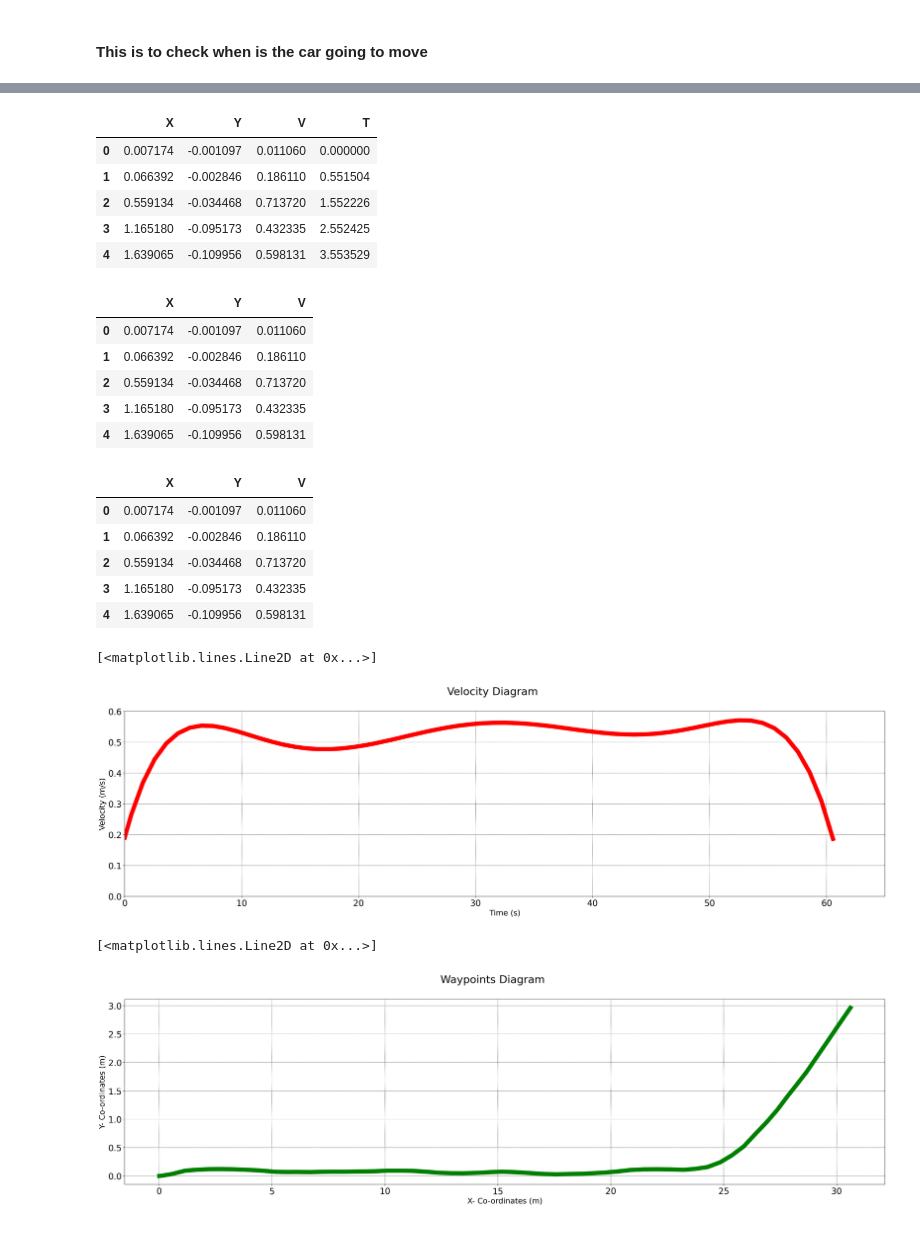
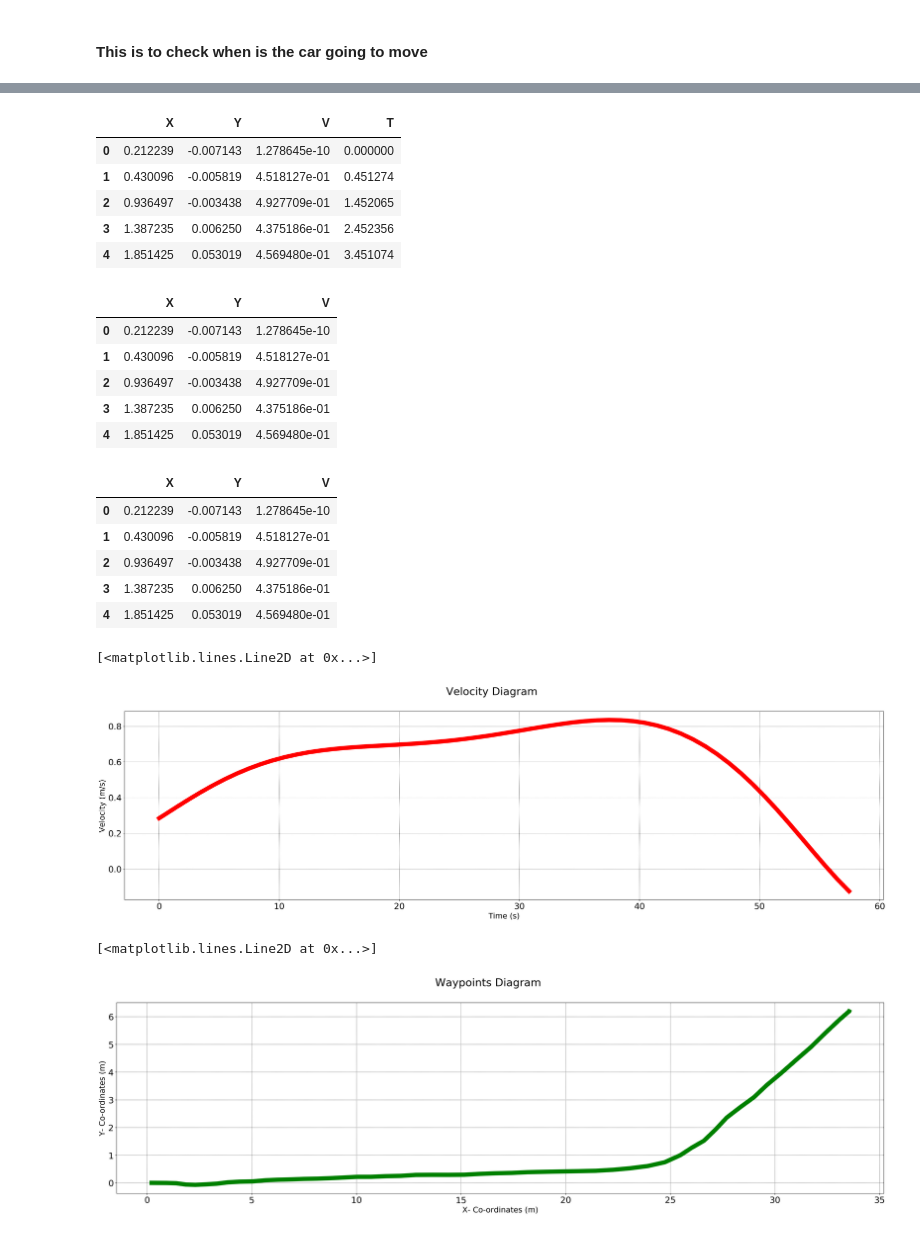
Before and after one commit to mfkiwl/IMU-Velcoity-Position, a Jupyter notebook: wayPointsGenration.ipynb, the cells around one changed output, grey strips where cells are left out. Drawn from its saved outputs; the diff is of its cells as text; code cells hidden in the pictures.

```diff
--- a/wayPointsGenration.ipynb
+++ b/wayPointsGenration.ipynb
@@ -3,6 +3,6 @@ import numpy as np
 import pandas as pd
 from datetime import datetime
 # %%
-df = pd.read_csv("waypoints1-robot-dlo-odom_node-odom.csv")
+df = pd.read_csv("waypoints1808-robot-dlo-odom_node-odom.csv")
 df.head()
 # %% [output]
@@ -190,7 +190,7 @@ carla_df.head()
 # %% [markdown]
 #### Build waypoints
 # %%
-start = 398
+start = 0
 increment = 10
 finish = start + increment
 t_wp = []
@@ -198,11 +198,11 @@ x = []
 y = []
 v = []
 
-x.append(carla_df.X[397])
-y.append(carla_df.Y[397])
-v.append(carla_df.V[397])
+x.append(carla_df.X[0])
+y.append(carla_df.Y[0])
+v.append(carla_df.V[0])
 t_wp.append(0.0)
-t_wp_0 = carla_df.Tway[397]
+t_wp_0 = carla_df.Tway[0]
 
 # print('    X\t\t      Y\t\t     V\t\t     T')
 for i in range((carla_df.shape[0] - start)//increment):
@@ -286,11 +286,11 @@ Name: 399, dtype: object
 waypoints_df.head()
 # %% [output]
 |  | X | Y | V | T |
-| 0 | 0.007174 | -0.001097 | 0.011060 | 0.000000 |
-| 1 | 0.066392 | -0.002846 | 0.186110 | 0.551504 |
-| 2 | 0.559134 | -0.034468 | 0.713720 | 1.552226 |
-| 3 | 1.165180 | -0.095173 | 0.432335 | 2.552425 |
-| 4 | 1.639065 | -0.109956 | 0.598131 | 3.553529 |
+| 0 | 0.212239 | -0.007143 | 1.278645e-10 | 0.000000 |
+| 1 | 0.430096 | -0.005819 | 4.518127e-01 | 0.451274 |
+| 2 | 0.936497 | -0.003438 | 4.927709e-01 | 1.452065 |
+| 3 | 1.387235 | 0.006250 | 4.375186e-01 | 2.452356 |
+| 4 | 1.851425 | 0.053019 | 4.569480e-01 | 3.451074 |
 # %%
 # waypoints_df.V = waypoints_df.V.mean()* 1.5
 # waypoints_df.head()
@@ -299,55 +299,55 @@ waypoints_df.head()
 
 # finaldf = pd.DataFrame([waypoints_df.X ,waypoints_df.Y , waypoints_df.V_avg]).transpose()
 finaldf = pd.DataFrame([waypoints_df.X ,waypoints_df.Y , waypoints_df.V]).transpose()
-finaldf.to_csv("C:/Users/Admin/Downloads/uuTN7y7rEemnrA4AsaAhFA_bbb340f02eeb11e9a59e73356fd63643_CarlaUE4Windows/CarlaSimulator/PythonClient/Course1FinalProject/racetrack_waypoints.txt", header=False,index=False)
+finaldf.to_csv("racetrack_waypoints.txt", header=False,index=False)
 finaldf.head()
 # %% [output]
 |  | X | Y | V |
-| 0 | 0.007174 | -0.001097 | 0.011060 |
-| 1 | 0.066392 | -0.002846 | 0.186110 |
-| 2 | 0.559134 | -0.034468 | 0.713720 |
-| 3 | 1.165180 | -0.095173 | 0.432335 |
-| 4 | 1.639065 | -0.109956 | 0.598131 |
+| 0 | 0.212239 | -0.007143 | 1.278645e-10 |
+| 1 | 0.430096 | -0.005819 | 4.518127e-01 |
+| 2 | 0.936497 | -0.003438 | 4.927709e-01 |
+| 3 | 1.387235 | 0.006250 | 4.375186e-01 |
+| 4 | 1.851425 | 0.053019 | 4.569480e-01 |
 # %%
 finaldf = pd.DataFrame([waypoints_df.X ,waypoints_df.Y , waypoints_df.V]).transpose()
-finaldf.to_csv("C:/Users/Admin/Downloads/uuTN7y7rEemnrA4AsaAhFA_bbb340f02eeb11e9a59e73356fd63643_CarlaUE4Windows/CarlaSimulator/PythonClient/Course1FinalProject/rp.csv", header=False,index=False)
+finaldf.to_csv("rp.csv", header=False,index=False)
 finaldf.head()
 # %% [output]
 |  | X | Y | V |
-| 0 | 0.007174 | -0.001097 | 0.011060 |
-| 1 | 0.066392 | -0.002846 | 0.186110 |
-| 2 | 0.559134 | -0.034468 | 0.713720 |
-| 3 | 1.165180 | -0.095173 | 0.432335 |
-| 4 | 1.639065 | -0.109956 | 0.598131 |
+| 0 | 0.212239 | -0.007143 | 1.278645e-10 |
+| 1 | 0.430096 | -0.005819 | 4.518127e-01 |
+| 2 | 0.936497 | -0.003438 | 4.927709e-01 |
+| 3 | 1.387235 | 0.006250 | 4.375186e-01 |
+| 4 | 1.851425 | 0.053019 | 4.569480e-01 |
 # %%
 from turtle import color
 
 
 polyV = waypoints_df.V.to_numpy()
 # print(polyV)
 V_polyfit = []
 V_fcn = np.poly1d(np.polyfit(t_wp , polyV,6))
 for i in t_wp:
     V_polyfit.append(V_fcn(i))
 # print(V_fcn(t_wp[0]))
 # print(V_polyfit)
 
 plt.figure(dpi=150, figsize=(32,8))
 plt.suptitle('Velocity Diagram', fontsize=25)
 plt.grid(color = 'k', linestyle = ':', linewidth = 0.9)
-plt.xlim(0,65)
-plt.ylim(0,0.6)
+# plt.xlim(0,65)
+# plt.ylim(0,0.6)
 plt.tick_params(axis='both', labelsize=20)
 
 plt.xlabel('Time (s)',fontsize=18)
 plt.ylabel('Velocity (m/s)',fontsize=18)
 
 # plt.xticks([40, 45, 50, 55, 60, 65, 70, 75, 80, 85, 90, 95, 100])
 # plt.plot(t_wp, waypoints_df.V_avg)
 plt.plot(t_wp, V_polyfit, color ='r',linewidth=10)
 # %% [output]
 [<matplotlib.lines.Line2D at 0x...>]
-[figure, old version]
+[figure, new version]
 # %%
 plt.figure(dpi=150, figsize=(32,8))
 plt.suptitle('Waypoints Diagram', fontsize=25)
@@ -358,7 +358,7 @@ plt.ylabel('Y- Co-ordinates (m)',fontsize=18)
 plt.plot(finaldf.X , finaldf.Y *-1 , color= 'g', linewidth=10)
 # %% [output]
 [<matplotlib.lines.Line2D at 0x...>]
-[figure, old version]
+[figure, new version]
 # %%
 waypoints_df.V =  V_polyfit
 waypoints_df.V *= 1.0
```
Also changed, not shown: parts of 20 cells of this notebook.
